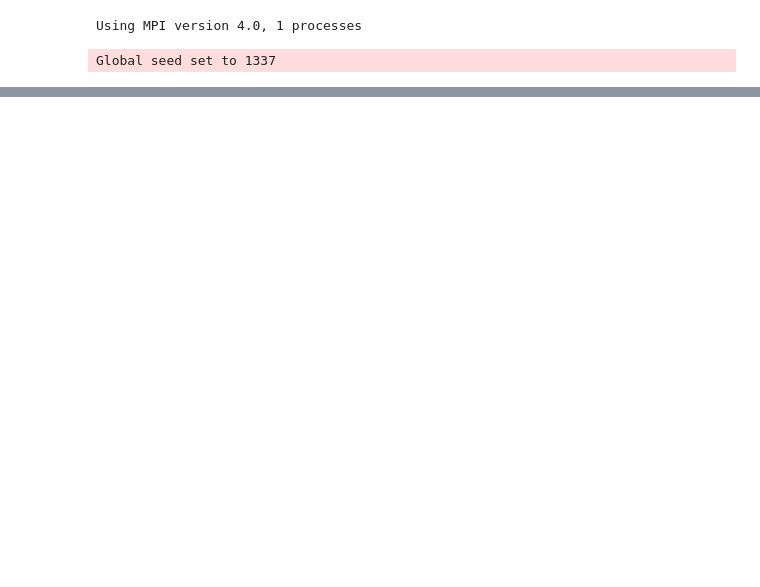
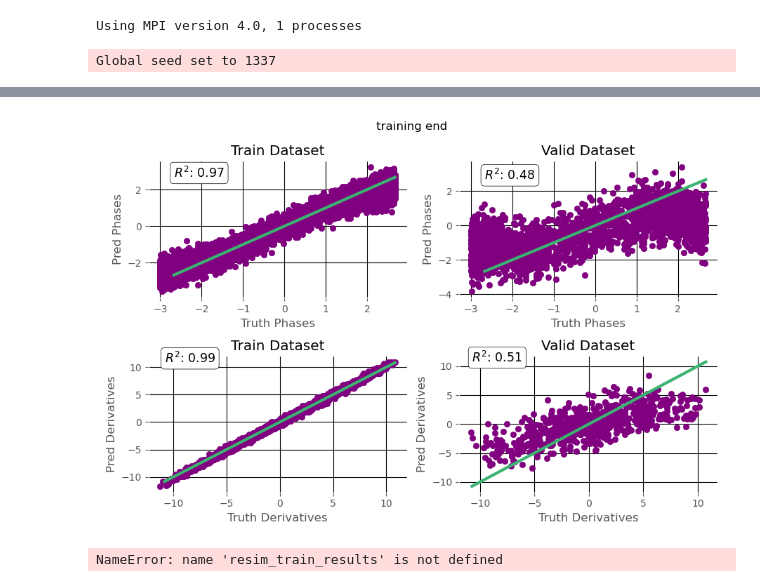
Before and after one commit to Kovaleski-Research-Lab/Surrogate_Model, a Jupyter notebook: src/evaluation/eval.ipynb, the cells around one changed output, grey strips where cells are left out. Cells and saved outputs as stored; diff of their text form; code cells hidden in the pictures; blank space fills up the shorter version.

```diff
--- a/src/evaluation/eval.ipynb
+++ b/src/evaluation/eval.ipynb
@@ -192,0 +62,18 @@ eval.plot_dft_fields(recon_train, recon_train, resim_train_results,
+# %%
+phase_train_truth, phase_train_pred = encoder_train['phase_truth'].flatten(), encoder_train['phase_pred'].flatten()
+phase_valid_truth, phase_valid_pred = encoder_valid['phase_truth'].flatten(), encoder_valid['phase_pred'].flatten()
+der_train_truth, der_train_pred = encoder_train['deriv_truth'].flatten(), encoder_train['deriv_pred'].flatten()
+der_valid_truth, der_valid_pred = encoder_valid['deriv_truth'].flatten(), encoder_valid['deriv_pred'].flatten()
+int_train_truth, int_train_pred = encoder_train['intensity_truth'].flatten(), encoder_train['intensity_pred'].flatten()
+
+plt.close("all")
+title = "training end"
+eval.regression_plots(title, phase_train_truth, phase_train_pred, phase_valid_truth, phase_valid_pred, der_train_truth, der_train_pred, der_valid_truth, der_valid_pred, save_fig=False)
+# %% [output]
+[figure, added]
+# %%
+plt.close("all")
+eval.plot_dft_fields(resim_train_eval['nf_1550_truth'], resim_train_eval['nf_1550_pred'], resim_train_results['all_near_fields']['near_fields_1550'], idx=1, id="train")
+eval.plot_dft_fields(resim_valid_eval['nf_1550_truth'], resim_valid_eval['nf_1550_pred'], resim_valid_results['all_near_fields']['near_fields_1550'], idx=1, id="valid")
+# %% [output]
+NameError: name 'resim_train_results' is not defined
```
Also changed, not shown: parts of 15 cells of this notebook, 3 other files.
